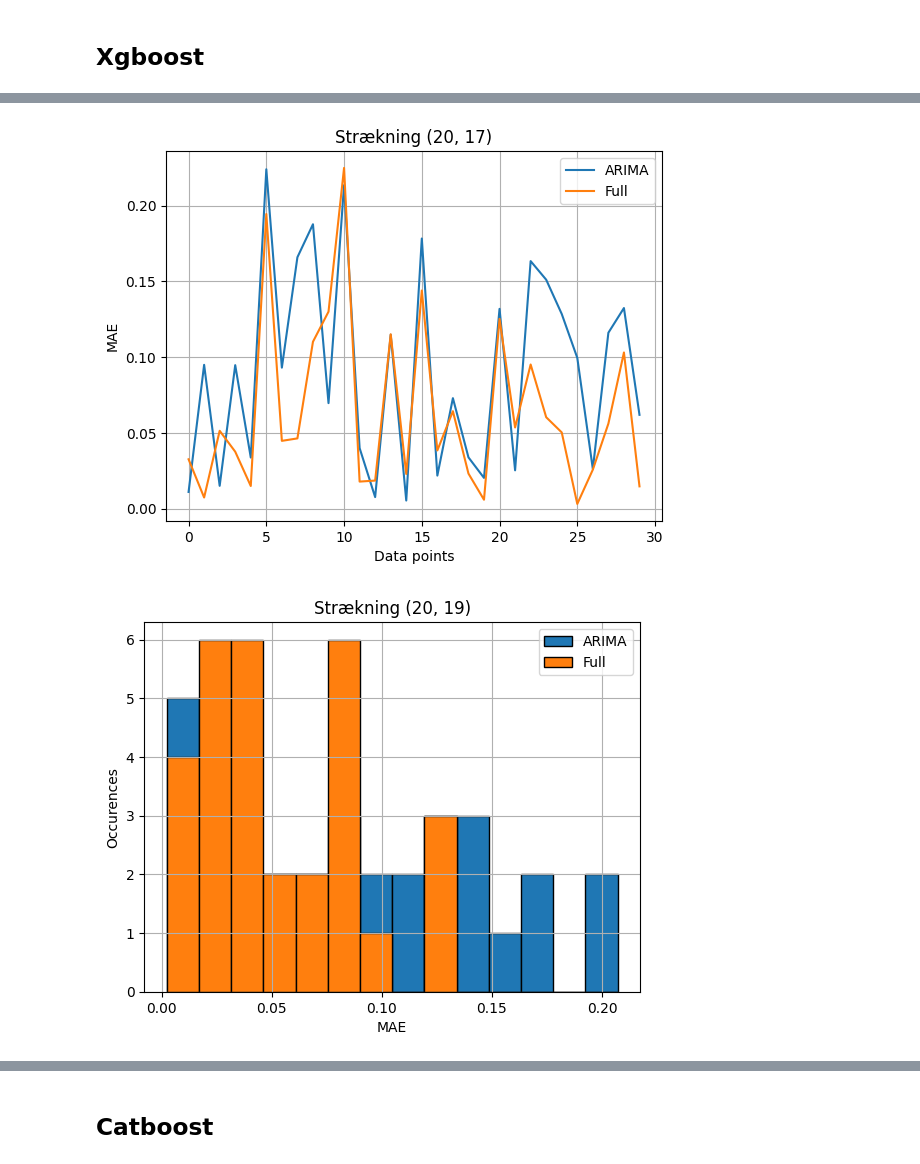
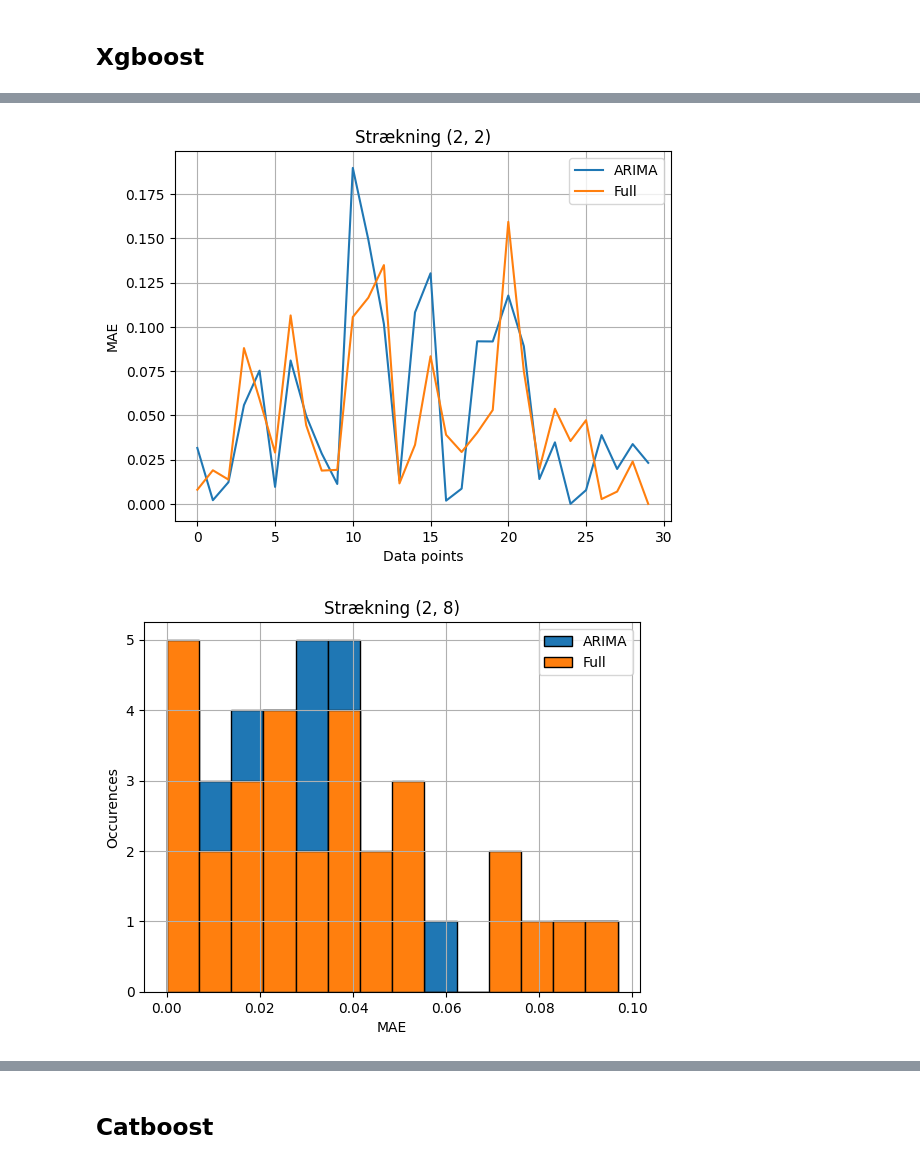
Before and after one commit to clarachristiansen/Bachelor_project, a Jupyter notebook: Visualize_CV.ipynb, the cells around one changed output, grey strips where cells are left out. Cells and saved outputs as stored; diff of their text form; code cells hidden in the pictures.

Commit message:
Visualize individual runs

```diff
--- a/Visualize_CV.ipynb
+++ b/Visualize_CV.ipynb
@@ -123,7 +123,7 @@ def plot_cv_scores(cv_scores_dataframe, combinations, important_strækning):
 # %% [markdown]
 ## Xgboost
 # %%
-cv_scores_Xgboost = pd.read_csv('Results/SARIMA_Xgboost_CV_scores_30.csv')
+cv_scores_Xgboost = pd.read_csv('Results/All_In_One_Run/SARIMA_Xgboost_CV_scores_30.csv')
 cv_scores_Xgboost
-plot_cv_scores(cv_scores_Xgboost, combinations, 20)
+plot_cv_scores(cv_scores_Xgboost, combinations, 2)
 # %% [output]
@@ -133,2 +133,2 @@ plot_cv_scores(cv_scores_Xgboost, combinations, 20)
-[figure, old version]
+[figure, new version]
-[figure, old version]
+[figure, new version]
```
Also changed, not shown: parts of 4 cells of this notebook, 1 other file.
